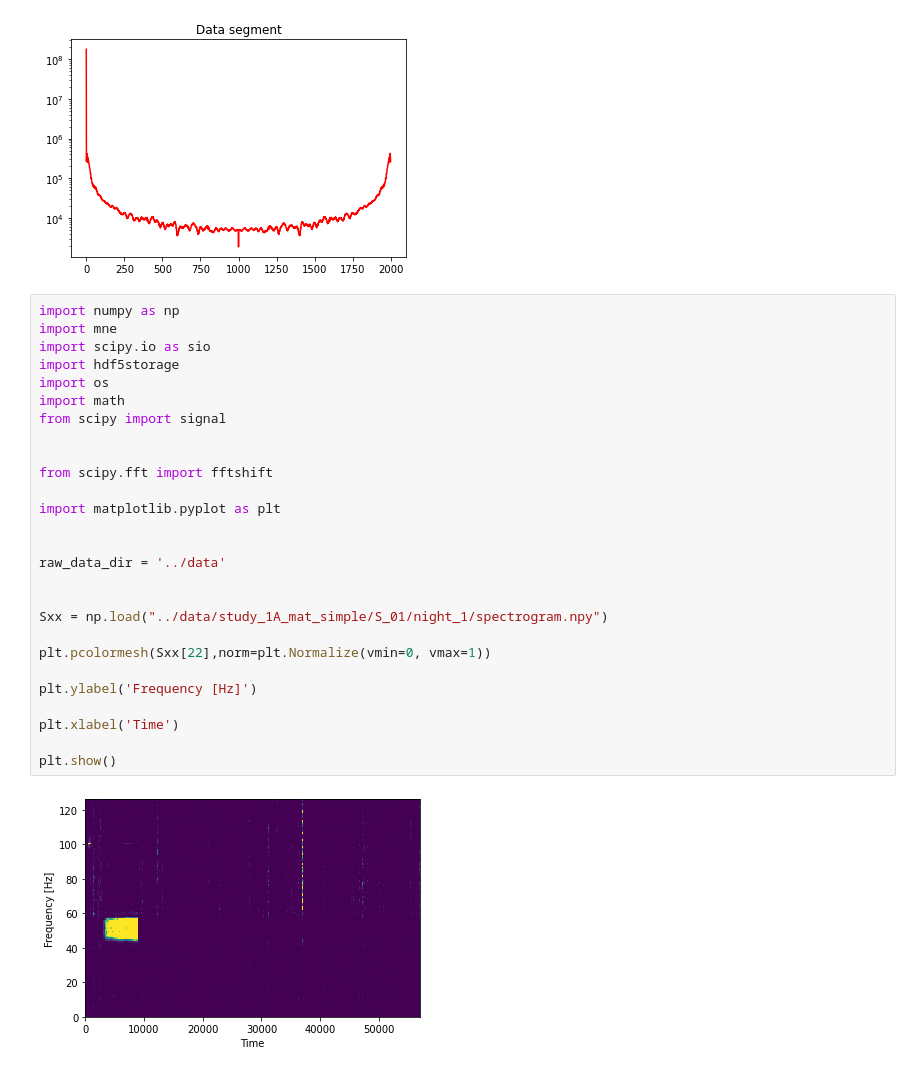
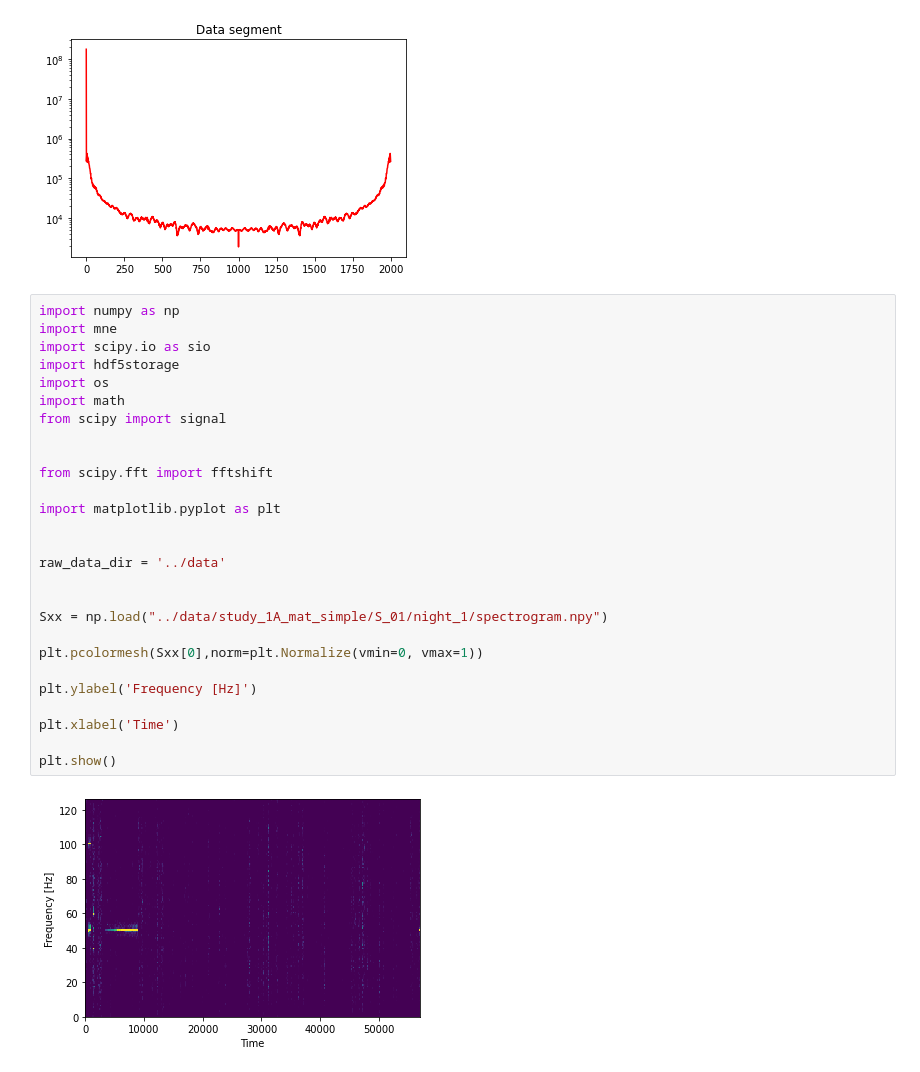
Before and after one commit to Aksel3007/Artefact_Detection, a Jupyter notebook: test_data.ipynb, the cells around one changed output. Saved outputs shown, nothing was run; the diff lists cells and outputs as text.

```diff
--- a/test_data.ipynb
+++ b/test_data.ipynb
@@ -130,29 +130,29 @@ unfiltered
 # %%
 import numpy as np
 import mne
 import scipy.io as sio
 import hdf5storage
 import os
 import math
 from scipy import signal
 
 
 from scipy.fft import fftshift
 
 import matplotlib.pyplot as plt
 
 
 raw_data_dir = '../data'
 
 
 Sxx = np.load("../data/study_1A_mat_simple/S_01/night_1/spectrogram.npy")
 
-plt.pcolormesh(Sxx[22],norm=plt.Normalize(vmin=0, vmax=1))
+plt.pcolormesh(Sxx[0],norm=plt.Normalize(vmin=0, vmax=1))
 
 plt.ylabel('Frequency [Hz]')
 
 plt.xlabel('Time')
 
 plt.show()
 # %% [output]
-[figure, old version]
+[figure, new version]
```
Also changed, not shown: parts of 1 cell of this notebook, 22 other files.
